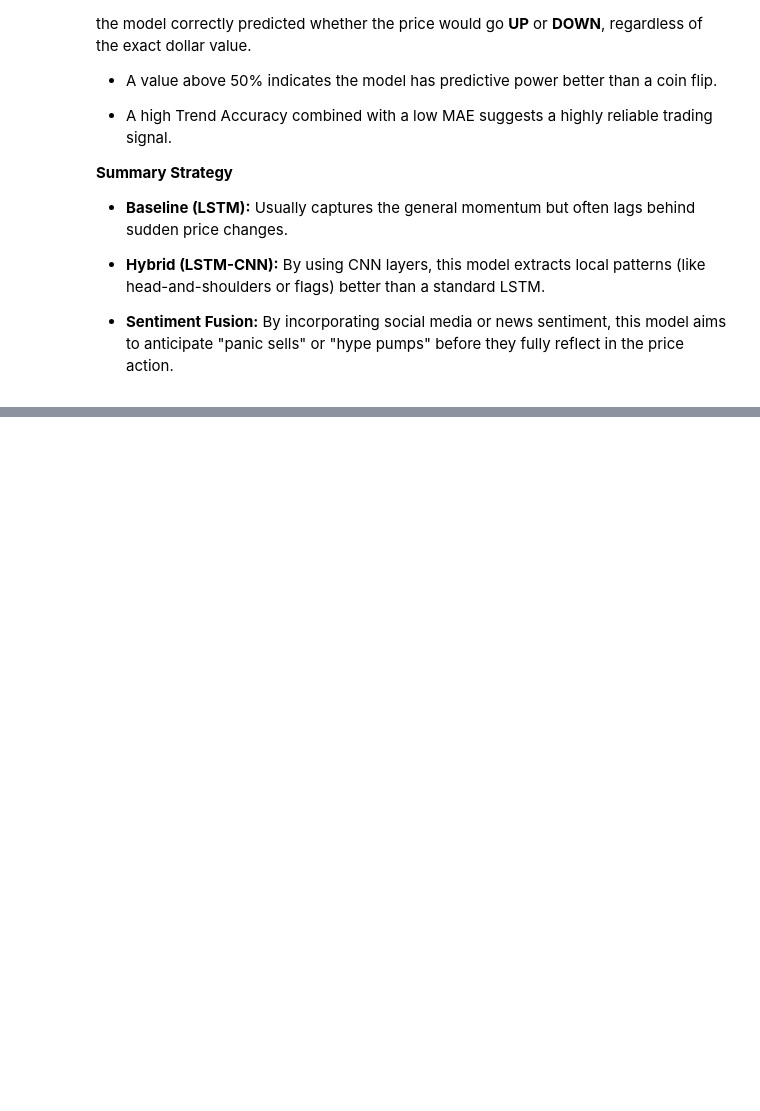
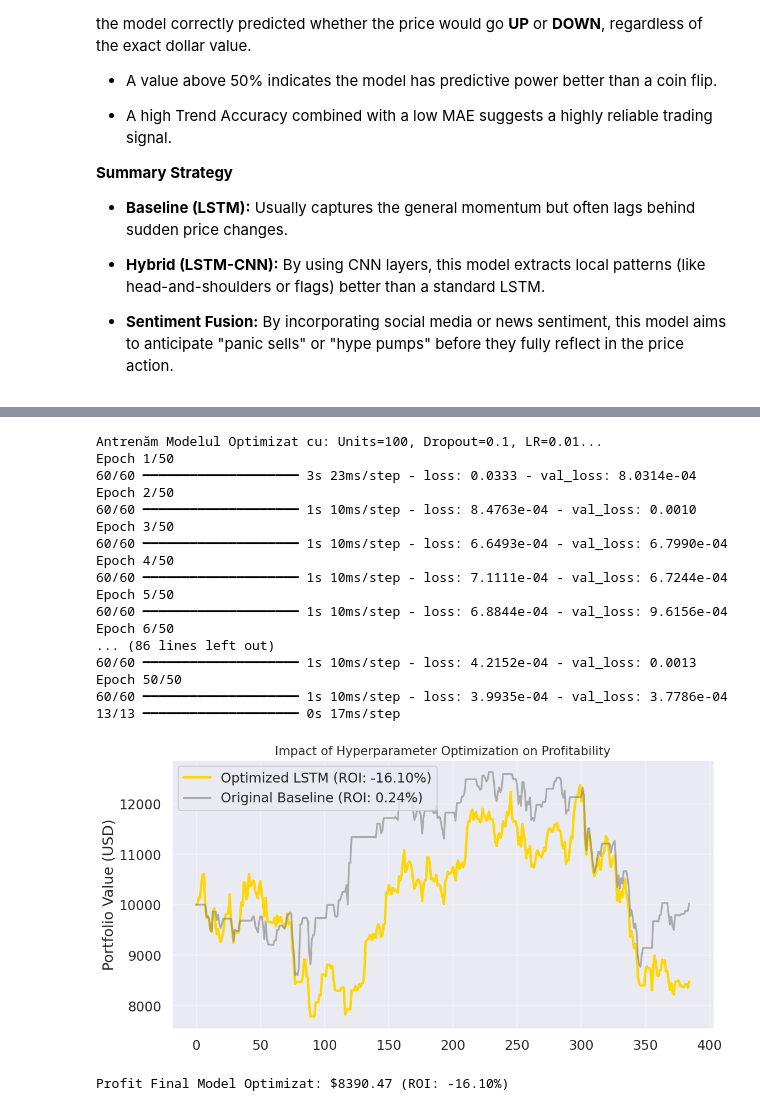
Before and after one commit to StanciuAlin/Crypto-Trend-DeepLearning, a Jupyter notebook: Crypto_Trend_Prediction_Baseline.ipynb, the cells around one changed output, grey strips where cells are left out. Cells and saved outputs as stored; diff of their text form; code cells hidden in the pictures; blank space fills up the shorter version.

```diff
--- a/Crypto_Trend_Prediction_Baseline.ipynb
+++ b/Crypto_Trend_Prediction_Baseline.ipynb
@@ -669,0 +886,78 @@ plt.show()
+# %%
+# 1. Defining the model with the best parameters found
+# (If best_params did not run, we use recommended values: units=100, dr=0.1, lr=0.001)
+u = best_params.get('units', 100)
+d = best_params.get('dropout', 0.1)
+lr = best_params.get('lr', 0.001)
+
+print(f"We train the Optimized Model with: Units={u}, Dropout={d}, LR={lr}...")
+
+optimized_model = Sequential([
+    Input(shape=(X_train.shape[1], 1)),
+    LSTM(units=u, return_sequences=True),
+    Dropout(d),
+    LSTM(units=u // 2, return_sequences=False),
+    Dropout(d),
+    Dense(units=25),
+    Dense(units=1)
+])
+
+opt = tf.keras.optimizers.Adam(learning_rate=lr)
+optimized_model.compile(optimizer=opt, loss='mse')
+
+#2. Complete training
+history_opt = optimized_model.fit(
+    X_train, y_train,
+    epochs=50, # Multiple epochs for convergence
+    batch_size=32,
+    validation_split=0.1,
+    verbose=1
+)
+
+# 3. Predictions and Scaling Inversion
+p_opt_raw = optimized_model.predict(X_test_final[:, :, 0:1])
+p_opt = scaler.inverse_transform(p_opt_raw)
+
+# 4. Financial Evaluation (Backtesting)
+final_val_opt, history_opt_bt = simple_backtest(y_test_final_adj.flatten(), p_opt.flatten())
+roi_opt = ((final_val_opt - 10000) / 10000) * 100
+
+#5. Visualizing improvement
+plt.figure(figsize=(12, 6))
+plt.plot(history_opt_bt, label=f'Optimized LSTM (ROI: {roi_opt:.2f}%)', color='gold', linewidth=3)
+
+# Add the Baseline for comparison (if it exists in the history)
+try:
+    _, history_base_bt = simple_backtest(y_test_final_adj.flatten(), dict_preds['Baseline (LSTM)'].flatten())
+    roi_base = ((history_base_bt[-1] - 10000) / 10000) * 100
+    plt.plot(history_base_bt, label=f'Original Baseline (ROI: {roi_base:.2f}%)', color='gray', alpha=0.6)
+except:
+    pass
+
+plt.title('Impact of Hyperparameter Optimization on Profitability', fontsize=15)
+plt.ylabel('Portfolio Value (USD)')
+plt.legend()
+plt.grid(alpha=0.3)
+plt.show()
+
+print(f"Profit Final Model Optimizat: ${final_val_opt:.2f} (ROI: {roi_opt:.2f}%)")
+# %% [output]
+Antrenăm Modelul Optimizat cu: Units=100, Dropout=0.1, LR=0.01...
+Epoch 1/50
+60/60 ━━━━━━━━━━━━━━━━━━━━ 3s 23ms/step - loss: 0.0333 - val_loss: 8.0314e-04
+Epoch 2/50
+60/60 ━━━━━━━━━━━━━━━━━━━━ 1s 10ms/step - loss: 8.4763e-04 - val_loss: 0.0010
+Epoch 3/50
+60/60 ━━━━━━━━━━━━━━━━━━━━ 1s 10ms/step - loss: 6.6493e-04 - val_loss: 6.7990e-04
+Epoch 4/50
+60/60 ━━━━━━━━━━━━━━━━━━━━ 1s 10ms/step - loss: 7.1111e-04 - val_loss: 6.7244e-04
+Epoch 5/50
+60/60 ━━━━━━━━━━━━━━━━━━━━ 1s 10ms/step - loss: 6.8844e-04 - val_loss: 9.6156e-04
+Epoch 6/50
+... (86 lines left out)
+60/60 ━━━━━━━━━━━━━━━━━━━━ 1s 10ms/step - loss: 4.2152e-04 - val_loss: 0.0013
+Epoch 50/50
+60/60 ━━━━━━━━━━━━━━━━━━━━ 1s 10ms/step - loss: 3.9935e-04 - val_loss: 3.7786e-04
+13/13 ━━━━━━━━━━━━━━━━━━━━ 0s 17ms/step
+[figure, added]
+Profit Final Model Optimizat: $8390.47 (ROI: -16.10%)
```
Also changed, not shown: parts of 43 cells of this notebook.
